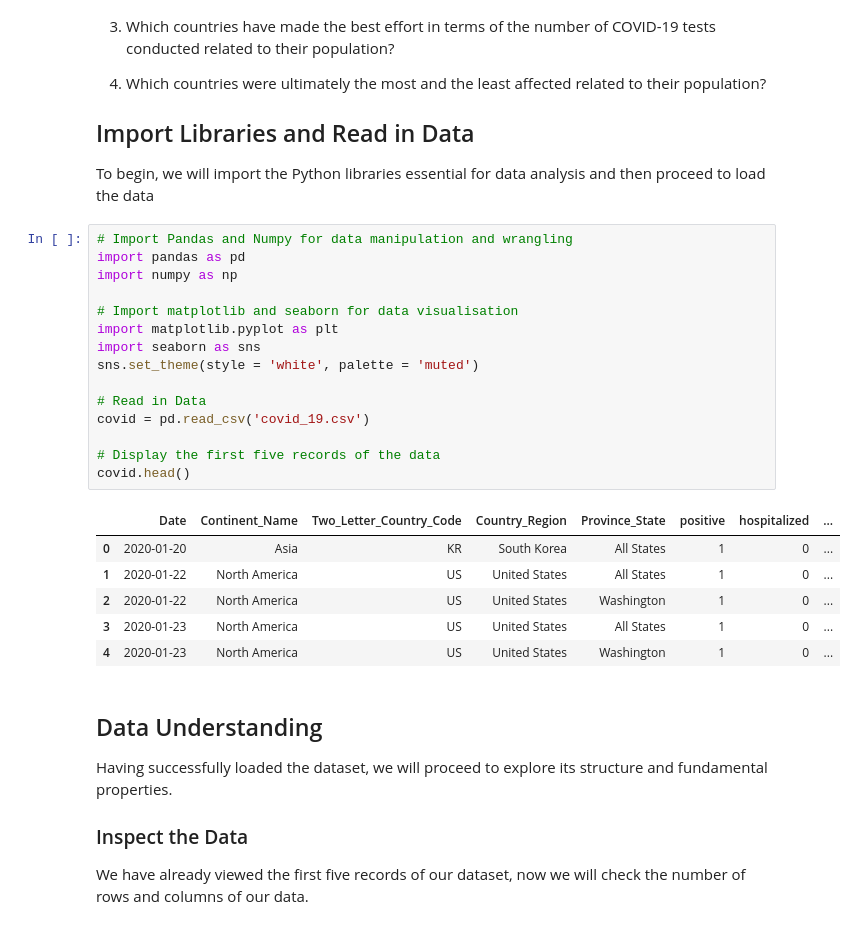
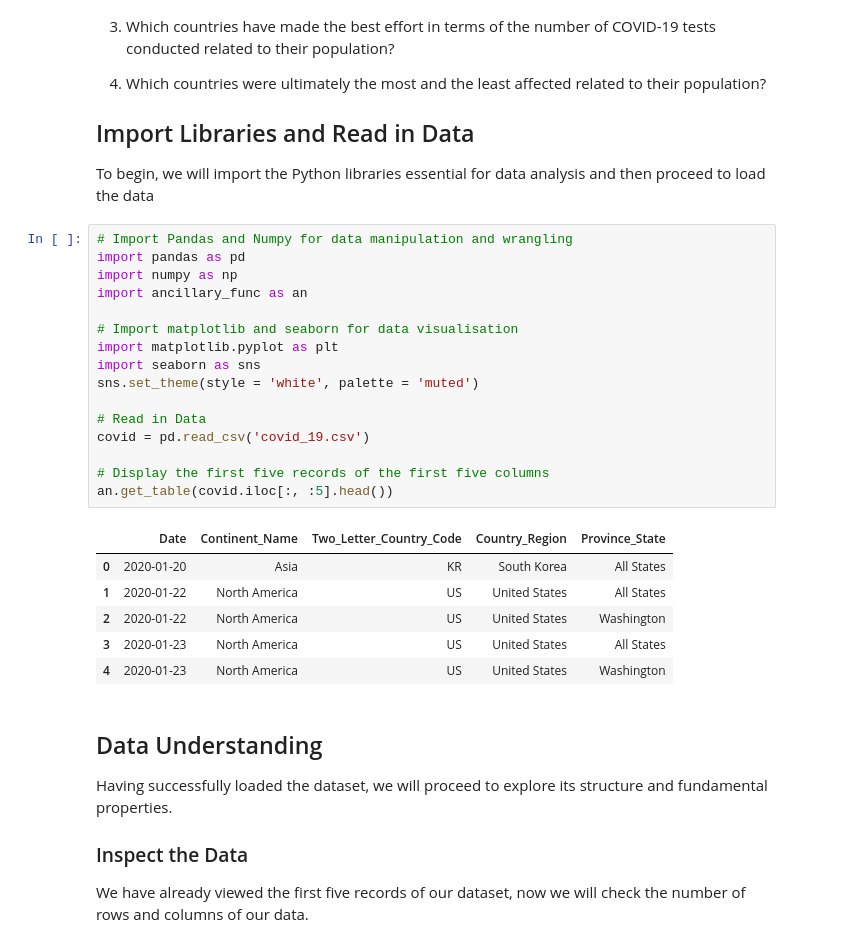
Before and after one commit to mcbrownmwale/Covid_19, a Jupyter notebook: Covid-19.ipynb, the cells around one changed output. Saved outputs shown, nothing was run; the diff lists cells and outputs as text.

```diff
--- a/Covid-19.ipynb
+++ b/Covid-19.ipynb
@@ -23,25 +23,26 @@ To begin, we will import the Python libraries essential for data analysis and th
 # %%
 # Import Pandas and Numpy for data manipulation and wrangling
 import pandas as pd
 import numpy as np
+import ancillary_func as an
 
 # Import matplotlib and seaborn for data visualisation
 import matplotlib.pyplot as plt
 import seaborn as sns
 sns.set_theme(style = 'white', palette = 'muted')
 
 # Read in Data
 covid = pd.read_csv('covid_19.csv')
 
-# Display the first five records of the data
-covid.head()
+# Display the first five records of the first five columns
+an.get_table(covid.iloc[:, :5].head())
 # %% [output]
-|  | Date | Continent_Name | Two_Letter_Country_Code | Country_Region | Province_State | positive | hospitalized | ... |
-| 0 | 2020-01-20 | Asia | KR | South Korea | All States | 1 | 0 | ... |
-| 1 | 2020-01-22 | North America | US | United States | All States | 1 | 0 | ... |
-| 2 | 2020-01-22 | North America | US | United States | Washington | 1 | 0 | ... |
-| 3 | 2020-01-23 | North America | US | United States | All States | 1 | 0 | ... |
-| 4 | 2020-01-23 | North America | US | United States | Washington | 1 | 0 | ... |
+|  | Date | Continent_Name | Two_Letter_Country_Code | Country_Region | Province_State |
+| 0 | 2020-01-20 | Asia | KR | South Korea | All States |
+| 1 | 2020-01-22 | North America | US | United States | All States |
+| 2 | 2020-01-22 | North America | US | United States | Washington |
+| 3 | 2020-01-23 | North America | US | United States | All States |
+| 4 | 2020-01-23 | North America | US | United States | Washington |
 # %% [markdown]
 ## Data Understanding
 
```
Also changed, not shown: parts of 14 cells of this notebook, 3 other files.
